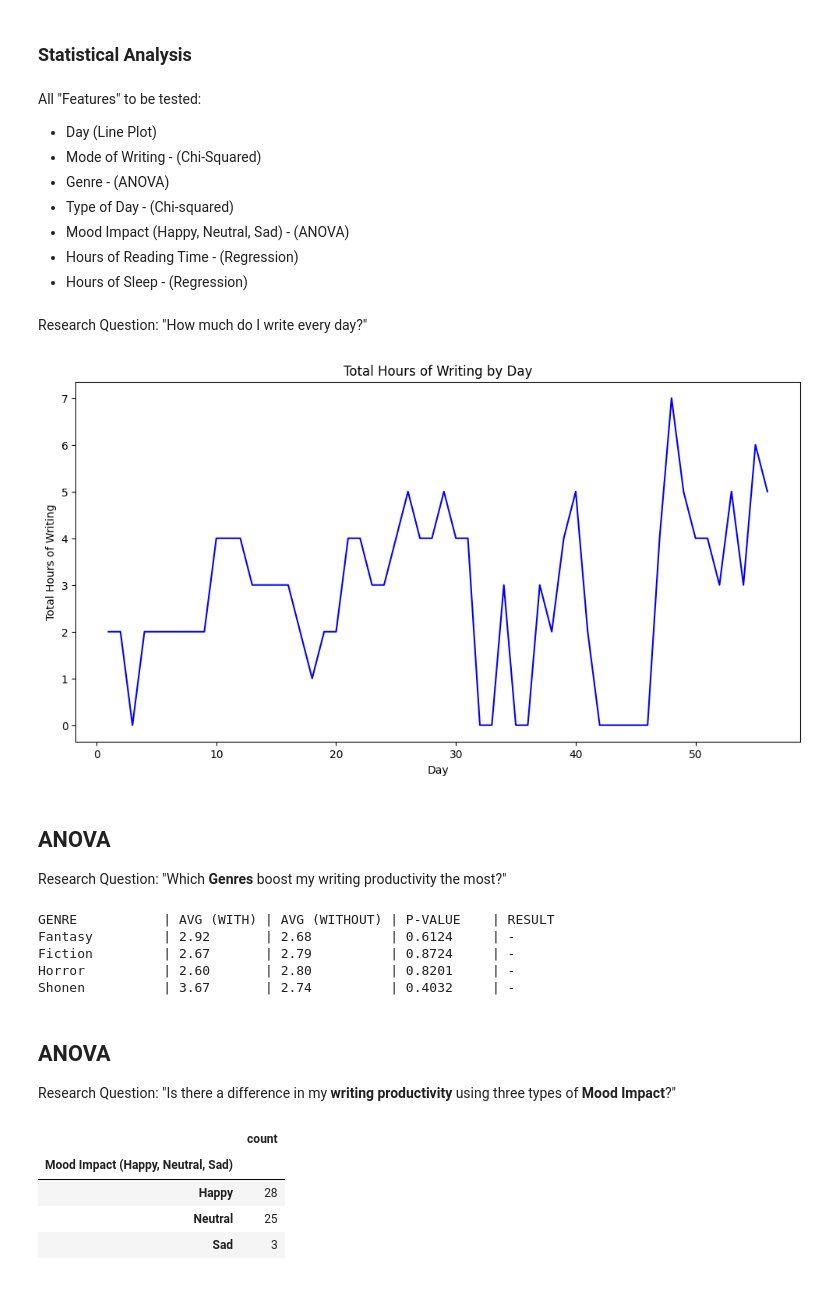
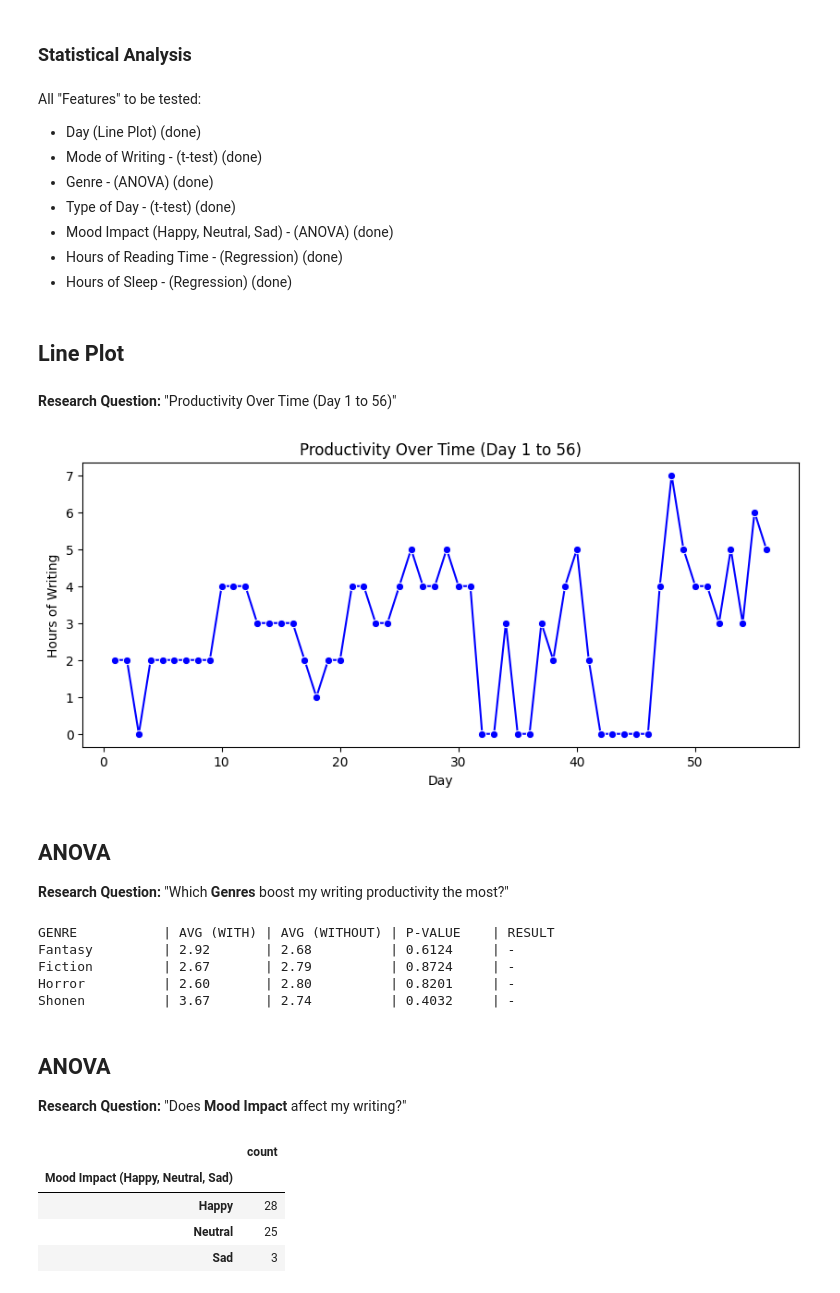
Before and after one commit to moridin04/Data-Science-Project, a Jupyter notebook: Data_Science_Project.ipynb, the cells around one changed output. Drawn from its saved outputs; the diff is of its cells as text; code cells hidden in the pictures.

```diff
--- a/Data_Science_Project.ipynb
+++ b/Data_Science_Project.ipynb
@@ -322,30 +326,28 @@ Name: Hours of Writing, dtype: float64
 ### Statistical Analysis
 # %% [markdown]
 All "Features" to be tested:
-- Day (Line Plot)
-- Mode of Writing - (Chi-Squared)
-- Genre - (ANOVA)
-- Type of Day - (Chi-squared)
-- Mood Impact (Happy, Neutral, Sad) - (ANOVA)
-- Hours of Reading Time - (Regression)
-- Hours of Sleep - (Regression)
+- Day (Line Plot) (done)
+- Mode of Writing - (t-test) (done)
+- Genre - (ANOVA) (done)
+- Type of Day - (t-test) (done)
+- Mood Impact (Happy, Neutral, Sad) - (ANOVA) (done)
+- Hours of Reading Time - (Regression) (done)
+- Hours of Sleep - (Regression) (done)
-# %% [markdown]
-Research Question: "How much do I write every day?"
+# %% [markdown]
+## Line Plot
+# %% [markdown]
+**Research Question:** "Productivity Over Time (Day 1 to 56)"
 # %%
-grouped = df_final.groupby(df['Day'])["Hours of Writing"].sum().reset_index()
-
-plt.figure(figsize=(12, 6))
-sns.lineplot(data=grouped, x="Day", y="Hours of Writing", color="blue")
-plt.title("Total Hours of Writing by Day")
-plt.xlabel("Day")
-plt.ylabel("Total Hours of Writing")
+plt.figure(figsize=(10, 4))
+sns.lineplot(data=df, x="Day", y="Hours of Writing", marker='o', color="blue")
+plt.title("Productivity Over Time (Day 1 to 56)")
 plt.show()
 # %% [output]
-[figure, old version]
+[figure, new version]
 # %% [markdown]
 ## ANOVA
 
-Research Question: "Which **Genres** boost my writing productivity the most?"
+**Research Question:** "Which **Genres** boost my writing productivity the most?"
 # %%
 unique_genres = df[['Genre 1', 'Genre 2', 'Genre 3']].stack().unique()
 # %%
@@ -368,10 +370,10 @@ Fantasy         | 2.92       | 2.68          | 0.6124     | -
 Fiction         | 2.67       | 2.79          | 0.8724     | -
 Horror          | 2.60       | 2.80          | 0.8201     | -
 Shonen          | 3.67       | 2.74          | 0.4032     | -
-# %% [markdown]
-## ANOVA
-
-Research Question: "Is there a difference in my **writing productivity** using three types of **Mood Impact**?"
+# %% [markdown]
+## ANOVA
+
+**Research Question:** "Does **Mood Impact** affect my writing?"
 # %%
 df['Mood Impact (Happy, Neutral, Sad)'].value_counts()
 # %% [output]
```
Also changed, not shown: parts of 27 cells of this notebook.
